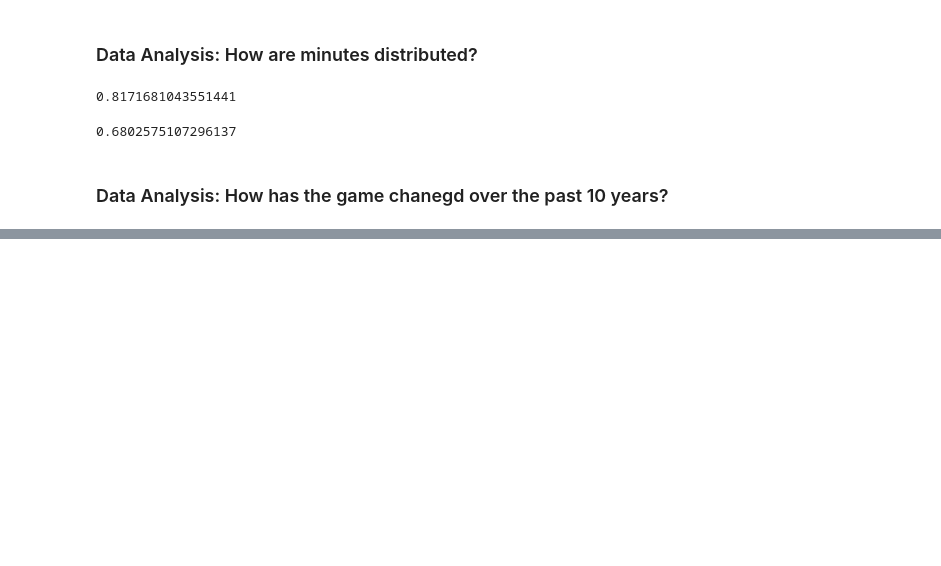
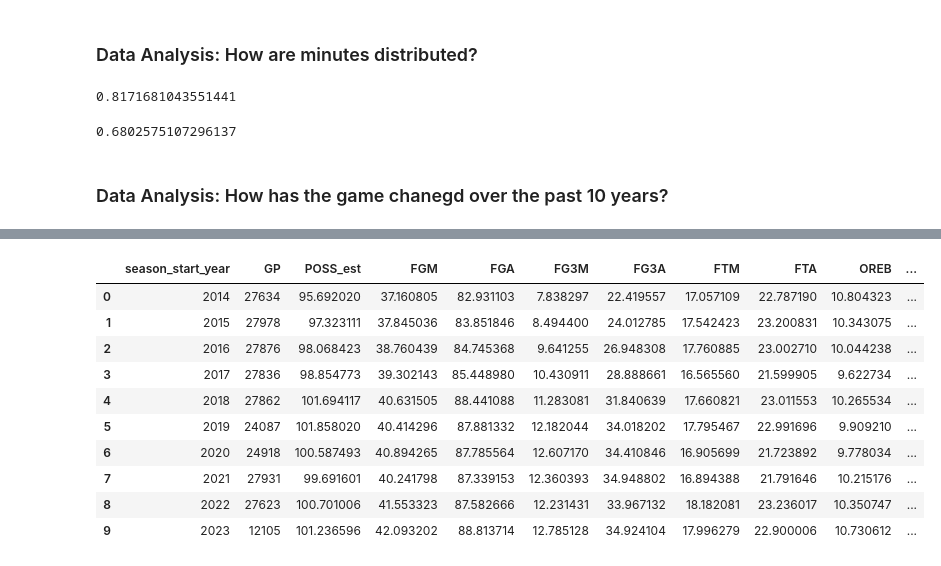
Before and after one commit to 0xtomotech/nba_api_project1, a Jupyter notebook: nba_player_data_analysis.ipynb, the cells around one changed output, grey strips where cells are left out. Saved outputs shown, nothing was run; the diff lists cells and outputs as text; code cells hidden in the pictures; blank space fills up the shorter version.

```diff
--- a/nba_player_data_analysis.ipynb
+++ b/nba_player_data_analysis.ipynb
@@ -167,0 +213,2 @@ fig.show()
+# %%
+change_per48_df = change_df.copy()
@@ -167,0 +222,23 @@ fig.show()
+# %%
+# all the avareg stats per 48 minutes for a team in a given season
+# important: this is not per posession yet, but per 48 minutes
+
+for col in change_per48_df.columns[3:19]:
+    change_per48_df[col] = change_per48_df[col]/change_per48_df['MIN']*48*5
+
+#drop MIN column
+change_per48_df.drop(columns=['MIN'], inplace=True)
+
+change_per48_df
+# %% [output]
+|  | season_start_year | GP | POSS_est | FGM | FGA | FG3M | FG3A | FTM | FTA | OREB | ... |
+| 0 | 2014 | 27634 | 95.692020 | 37.160805 | 82.931103 | 7.838297 | 22.419557 | 17.057109 | 22.787190 | 10.804323 | ... |
+| 1 | 2015 | 27978 | 97.323111 | 37.845036 | 83.851846 | 8.494400 | 24.012785 | 17.542423 | 23.200831 | 10.343075 | ... |
+| 2 | 2016 | 27876 | 98.068423 | 38.760439 | 84.745368 | 9.641255 | 26.948308 | 17.760885 | 23.002710 | 10.044238 | ... |
+| 3 | 2017 | 27836 | 98.854773 | 39.302143 | 85.448980 | 10.430911 | 28.888661 | 16.565560 | 21.599905 | 9.622734 | ... |
+| 4 | 2018 | 27862 | 101.694117 | 40.631505 | 88.441088 | 11.283081 | 31.840639 | 17.660821 | 23.011553 | 10.265534 | ... |
+| 5 | 2019 | 24087 | 101.858020 | 40.414296 | 87.881332 | 12.182044 | 34.018202 | 17.795467 | 22.991696 | 9.909210 | ... |
+| 6 | 2020 | 24918 | 100.587493 | 40.894265 | 87.785564 | 12.607170 | 34.410846 | 16.905699 | 21.723892 | 9.778034 | ... |
+| 7 | 2021 | 27931 | 99.691601 | 40.241798 | 87.339153 | 12.360393 | 34.948802 | 16.894388 | 21.791646 | 10.215176 | ... |
+| 8 | 2022 | 27623 | 100.701006 | 41.553323 | 87.582666 | 12.231431 | 33.967132 | 18.182081 | 23.236017 | 10.350747 | ... |
+| 9 | 2023 | 12105 | 101.236596 | 42.093202 | 88.813714 | 12.785128 | 34.924104 | 17.996279 | 22.900006 | 10.730612 | ... |
```
Also changed, not shown: parts of 6 cells of this notebook.
